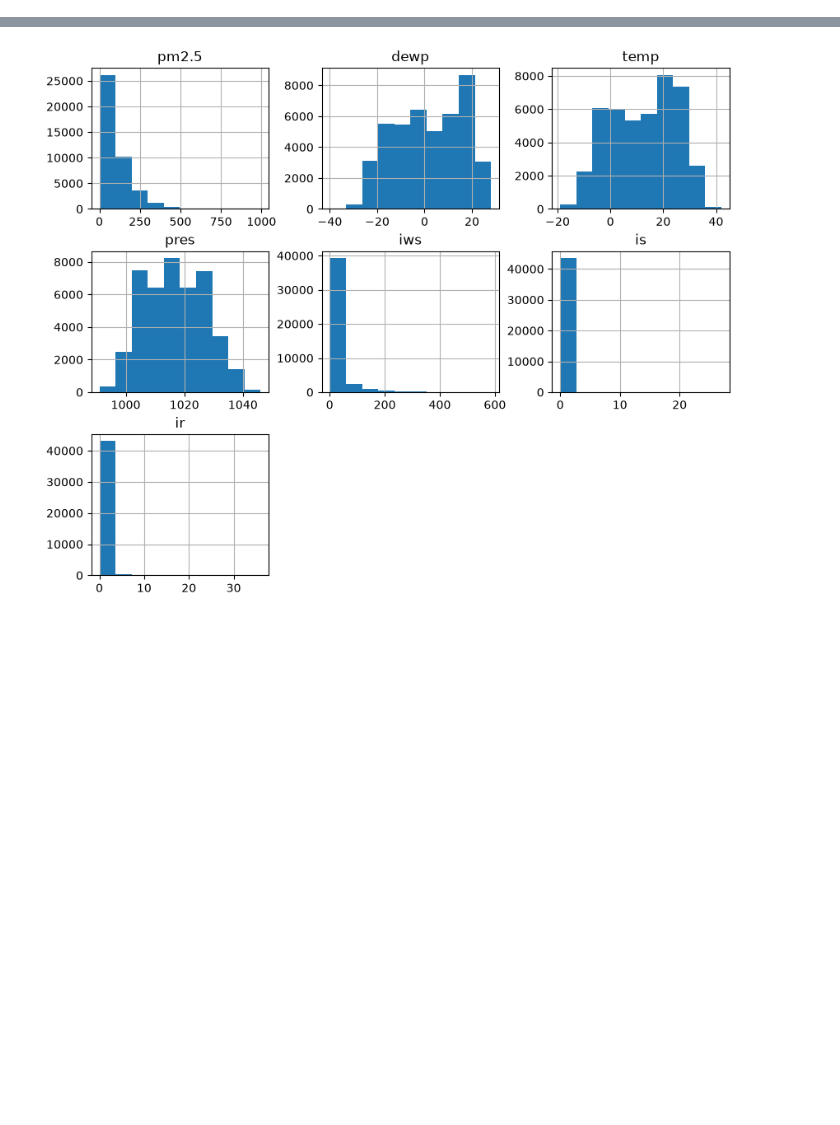
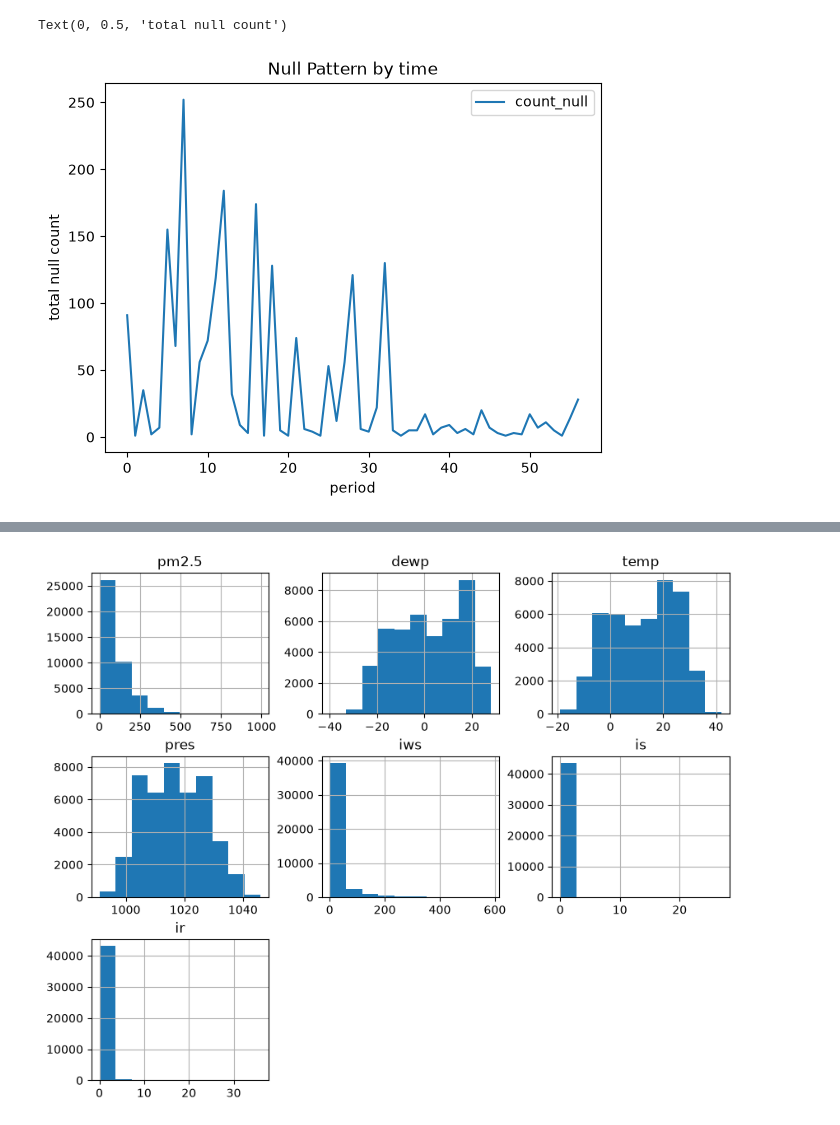
Before and after one commit to matheusmello-o/pm25-prediction, a Jupyter notebook: notebooks/data-exploration.ipynb, the cells around one changed output, grey strips where cells are left out. Drawn from its saved outputs; the diff is of its cells as text; code cells hidden in the pictures; blank space fills up the shorter version.

```diff
--- a/notebooks/data-exploration.ipynb
+++ b/notebooks/data-exploration.ipynb
@@ -35,0 +63,2 @@ df.describe()
+# %%
+df_pm_null = df[df.pm2_5.isnull()]
@@ -35,0 +77,8 @@ df.describe()
+# %%
+df_pm_null.groupby(['period']).agg(count_null = ('pm2_5', 'size')).reset_index().plot()
+plt.title('Null Pattern by time')
+plt.xlabel('period')
+plt.ylabel('total null count')
+# %% [output]
+Text(0, 0.5, 'total null count')
+[figure, added]
```
Also changed, not shown: parts of 18 cells of this notebook, 1 other file.
